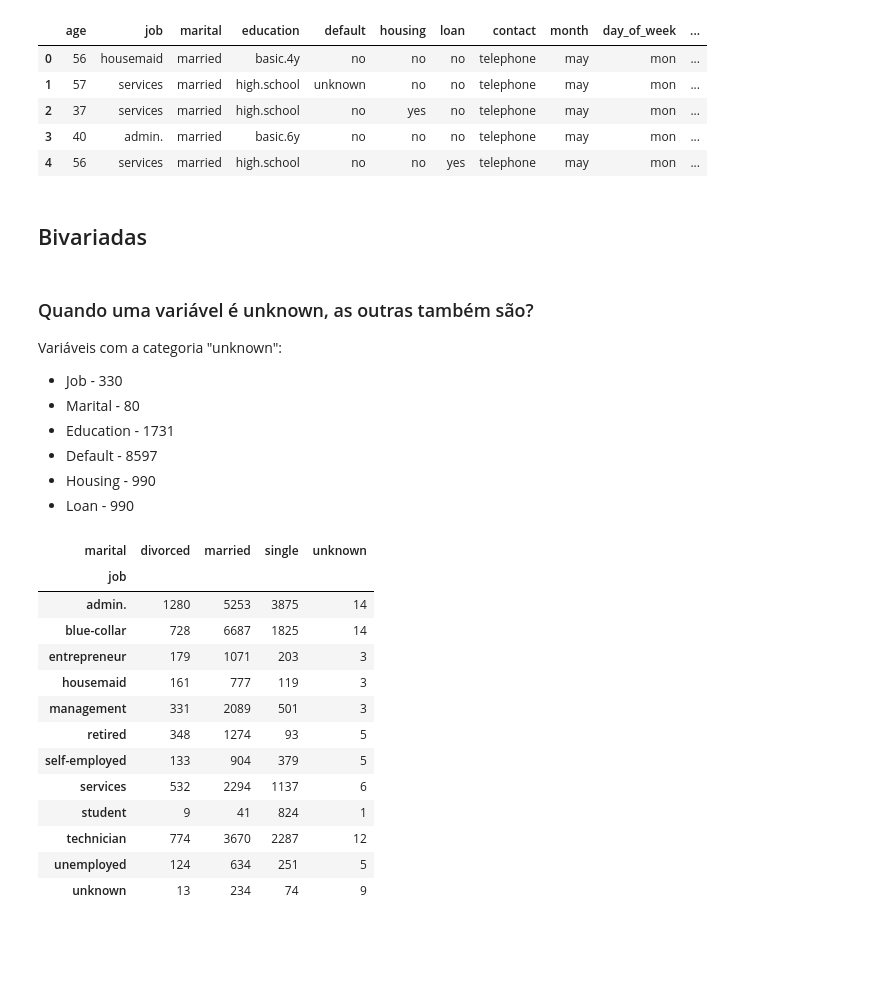
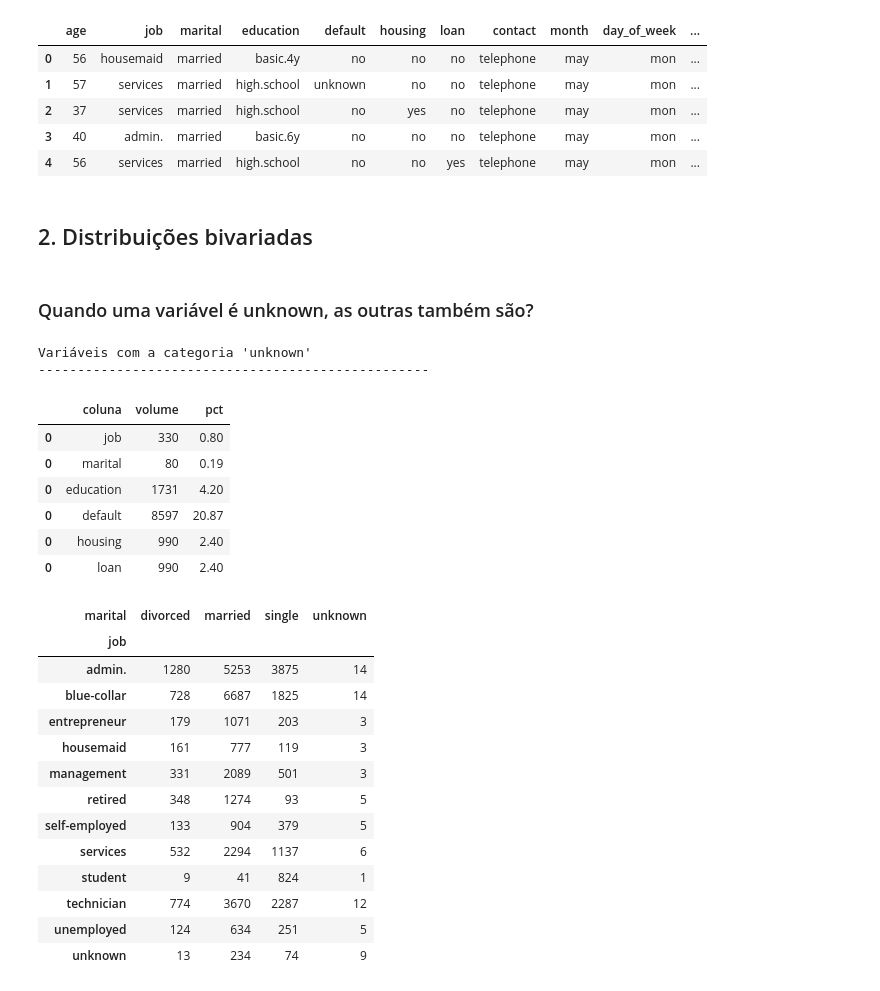
Before and after one commit to leticiafaria7/financial-ml-decisioning, a Jupyter notebook: eda.ipynb, the cells around one changed output. Cells and saved outputs as stored; diff of their text form; code cells hidden in the pictures; blank space fills up the shorter version.

```diff
--- a/eda.ipynb
+++ b/eda.ipynb
@@ -335,17 +337,33 @@ df1.head()
 | 3 | 40 | admin. | married | basic.6y | no | no | no | telephone | may | mon | ... |
 | 4 | 56 | services | married | high.school | no | no | yes | telephone | may | mon | ... |
 # %% [markdown]
-## Bivariadas
+## 2. Distribuições bivariadas
 # %% [markdown]
 ### Quando uma variável é unknown, as outras também são?
-
-Variáveis com a categoria "unknown":
-- Job - 330
-- Marital - 80
-- Education - 1731
-- Default - 8597
-- Housing - 990
-- Loan - 990
+# %%
+tb_unknown = pd.DataFrame()
+
+for c in df1.columns:
+    tmp = df1[df1[c] == 'unknown']
+    if tmp.shape[0] == 0:
+        continue
+    else:
+        df_tmp = pd.DataFrame(data = {'coluna':[c], 'volume':[tmp.shape[0]], 'pct':[round(tmp.shape[0] * 100 / df1.shape[0], 2)]})
+
+        tb_unknown = pd.concat([tb_unknown, df_tmp])
+
+print(f"Variáveis com a categoria 'unknown'\n{'-' * 50}")
+tb_unknown
+# %% [output]
+Variáveis com a categoria 'unknown'
+--------------------------------------------------
+|  | coluna | volume | pct |
+| 0 | job | 330 | 0.80 |
+| 0 | marital | 80 | 0.19 |
+| 0 | education | 1731 | 4.20 |
+| 0 | default | 8597 | 20.87 |
+| 0 | housing | 990 | 2.40 |
+| 0 | loan | 990 | 2.40 |
 # %%
 pd.crosstab(df1['job'], df1['marital'])
 # %% [output]
```
Also changed, not shown: parts of 14 cells of this notebook, 2 other files.
